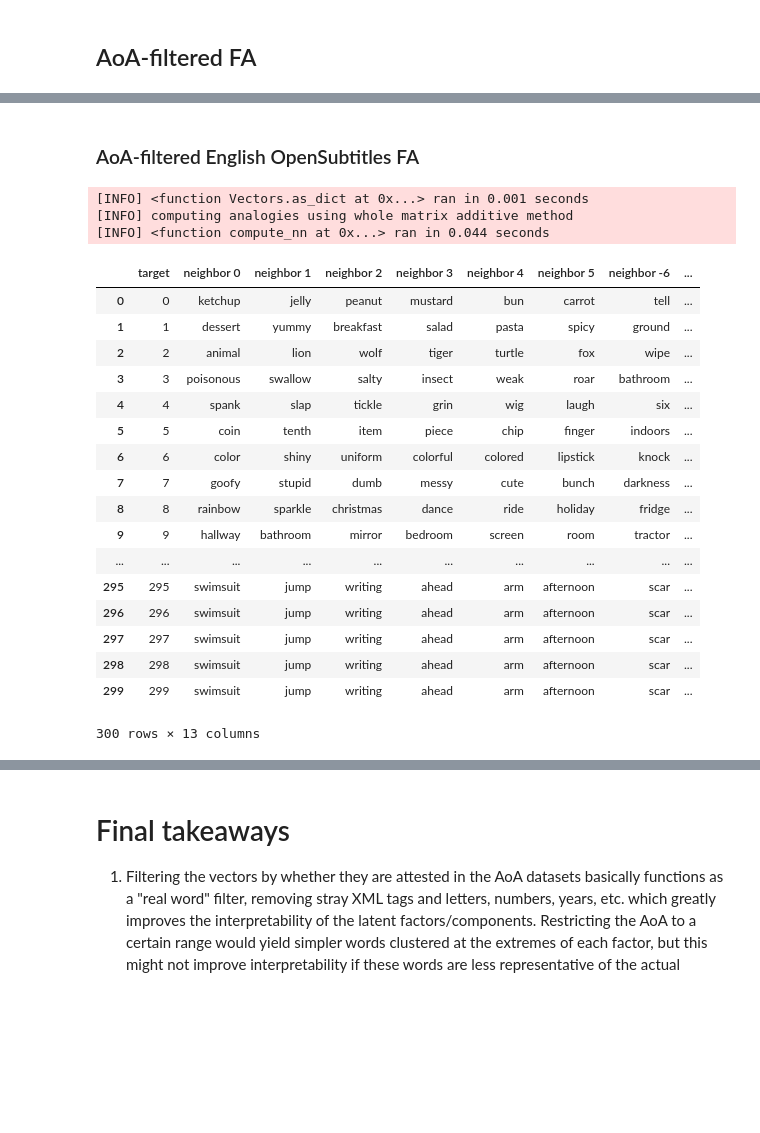
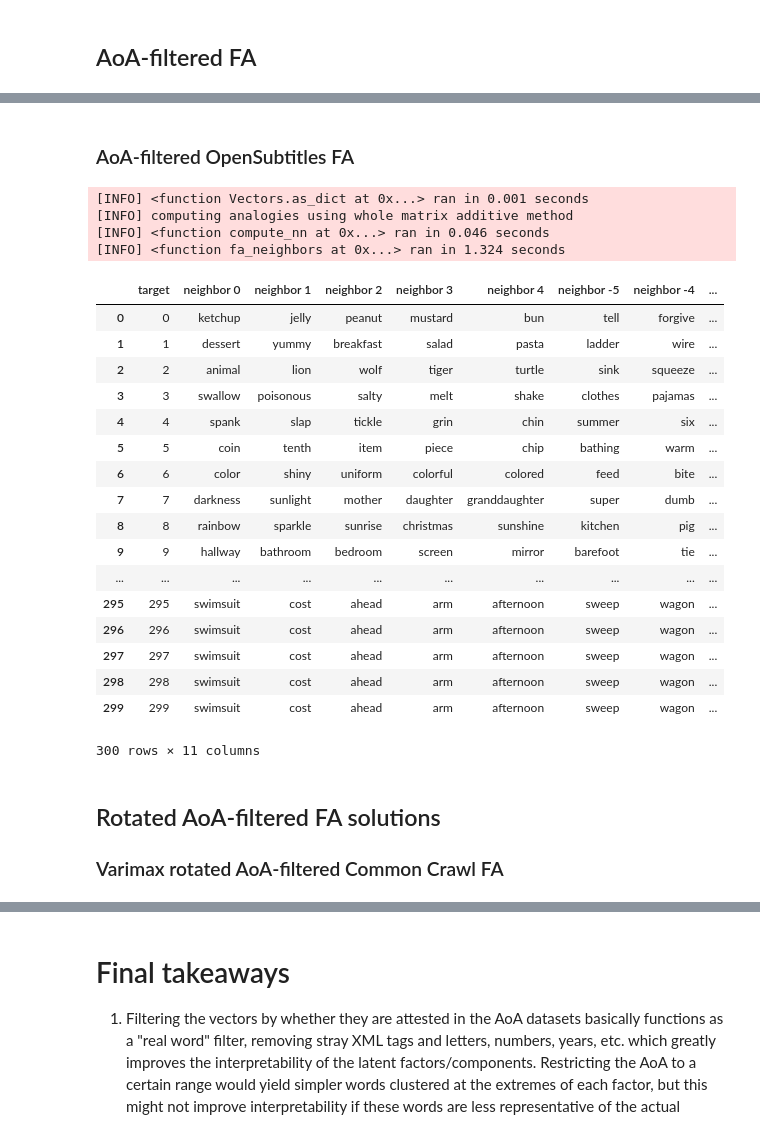
Before and after one commit to jvparidon/interpretable-embeddings, a Jupyter notebook: embedding_decomposition.ipynb, the cells around one changed output, grey strips where cells are left out. Saved outputs shown, nothing was run; the diff lists cells and outputs as text; code cells hidden in the pictures; blank space fills up the shorter version.

```diff
--- a/embedding_decomposition.ipynb
+++ b/embedding_decomposition.ipynb
@@ -192,8 +109,3 @@ subs_nl_corrs = correlations(subs_nl, d)
 # %% [markdown]
 # Decompositions
 ## Principal Components Analysis
-# %%
-from subs2vec.neighbors import compute_nn
-pd.set_option('display.min_rows', 40)
-from sklearn.decomposition import PCA
-from sklearn.decomposition import FactorAnalysis
@@ -208 +112,4 @@ def pca_neighbors(vecs, d, num_neighbors=6):
+# %%
+pd.set_option('display.min_rows', 20)
+from common_core import pca_neighbors
 # %% [markdown]
@@ -587,15 +232,0 @@ Regardless, we have 2000 low-AoA words (with some noise) for both English and Du
-# %%
-from copy import deepcopy
-@log_timer
-def filter_vecs(vecs, filter_words):
-    filtered_vecs = deepcopy(vecs)
-    filtered_vecs.vectors = filtered_vecs.vectors[np.isin(filtered_vecs.words, filter_words)]
-    filtered_vecs.words = filtered_vecs.words[np.isin(filtered_vecs.words, filter_words)]
-    filtered_vecs.n = len(filtered_vecs.words)
-    display_md(f'Filtered {vecs.n} vectors, {filtered_vecs.n} remaining.')
-    return filtered_vecs
-
-aoa_cc_en = filter_vecs(cc_en, df_aoa_en['word'])
-aoa_subs_en = filter_vecs(subs_en, df_aoa_en['word'])
-aoa_cc_nl = filter_vecs(cc_nl, df_aoa_nl['word'])
-aoa_subs_nl = filter_vecs(subs_nl, df_aoa_nl['word'])
@@ -715,0 +419,5 @@ aoa_subs_nl_pca_nn, aoa_subs_nl_pca_comp = pca_neighbors(aoa_subs_nl, d)
+# %%
+# filter datasets
+df_aoa_en = pd.read_csv('en-kuperman-2012.tsv', sep='\t', comment='#')  # load data
+df_aoa_en = df_aoa_en[df_aoa_en['age of acquisition'] < 6].sort_values('age of acquisition')
+display(df_aoa_en)
@@ -744,26 +601,31 @@ aoa_cc_en_fa_nn, aoa_cc_en_fa_comp = fa_neighbors(aoa_cc_en, d)
 # %% [markdown]
-### AoA-filtered English OpenSubtitles FA
+### AoA-filtered OpenSubtitles FA
 # %%
 aoa_subs_en_fa_nn, aoa_subs_en_fa_comp = fa_neighbors(aoa_subs_en, d)
+display(aoa_subs_en_fa_nn)
 # %% [output]
 [INFO] <function Vectors.as_dict at 0x...> ran in 0.001 seconds
 [INFO] computing analogies using whole matrix additive method
-[INFO] <function compute_nn at 0x...> ran in 0.044 seconds
+[INFO] <function compute_nn at 0x...> ran in 0.046 seconds
+[INFO] <function fa_neighbors at 0x...> ran in 1.324 seconds
-|  | target | neighbor 0 | neighbor 1 | neighbor 2 | neighbor 3 | neighbor 4 | neighbor 5 | neighbor -6 | ... |
-| 0 | 0 | ketchup | jelly | peanut | mustard | bun | carrot | tell | ... |
-| 1 | 1 | dessert | yummy | breakfast | salad | pasta | spicy | ground | ... |
-| 2 | 2 | animal | lion | wolf | tiger | turtle | fox | wipe | ... |
-| 3 | 3 | poisonous | swallow | salty | insect | weak | roar | bathroom | ... |
-| 4 | 4 | spank | slap | tickle | grin | wig | laugh | six | ... |
-| 5 | 5 | coin | tenth | item | piece | chip | finger | indoors | ... |
-| 6 | 6 | color | shiny | uniform | colorful | colored | lipstick | knock | ... |
-| 7 | 7 | goofy | stupid | dumb | messy | cute | bunch | darkness | ... |
-| 8 | 8 | rainbow | sparkle | christmas | dance | ride | holiday | fridge | ... |
-| 9 | 9 | hallway | bathroom | mirror | bedroom | screen | room | tractor | ... |
+|  | target | neighbor 0 | neighbor 1 | neighbor 2 | neighbor 3 | neighbor 4 | neighbor -5 | neighbor -4 | ... |
+| 0 | 0 | ketchup | jelly | peanut | mustard | bun | tell | forgive | ... |
+| 1 | 1 | dessert | yummy | breakfast | salad | pasta | ladder | wire | ... |
+| 2 | 2 | animal | lion | wolf | tiger | turtle | sink | squeeze | ... |
+| 3 | 3 | swallow | poisonous | salty | melt | shake | clothes | pajamas | ... |
+| 4 | 4 | spank | slap | tickle | grin | chin | summer | six | ... |
+| 5 | 5 | coin | tenth | item | piece | chip | bathing | warm | ... |
+| 6 | 6 | color | shiny | uniform | colorful | colored | feed | bite | ... |
+| 7 | 7 | darkness | sunlight | mother | daughter | granddaughter | super | dumb | ... |
+| 8 | 8 | rainbow | sparkle | sunrise | christmas | sunshine | kitchen | pig | ... |
+| 9 | 9 | hallway | bathroom | bedroom | screen | mirror | barefoot | tie | ... |
 | ... | ... | ... | ... | ... | ... | ... | ... | ... | ... |
-| 295 | 295 | swimsuit | jump | writing | ahead | arm | afternoon | scar | ... |
-| 296 | 296 | swimsuit | jump | writing | ahead | arm | afternoon | scar | ... |
-| 297 | 297 | swimsuit | jump | writing | ahead | arm | afternoon | scar | ... |
-| 298 | 298 | swimsuit | jump | writing | ahead | arm | afternoon | scar | ... |
-| 299 | 299 | swimsuit | jump | writing | ahead | arm | afternoon | scar | ... |
+| 295 | 295 | swimsuit | cost | ahead | arm | afternoon | sweep | wagon | ... |
+| 296 | 296 | swimsuit | cost | ahead | arm | afternoon | sweep | wagon | ... |
+| 297 | 297 | swimsuit | cost | ahead | arm | afternoon | sweep | wagon | ... |
+| 298 | 298 | swimsuit | cost | ahead | arm | afternoon | sweep | wagon | ... |
+| 299 | 299 | swimsuit | cost | ahead | arm | afternoon | sweep | wagon | ... |
-300 rows × 13 columns
+300 rows × 11 columns
+# %% [markdown]
+## Rotated AoA-filtered FA solutions
+### Varimax rotated AoA-filtered Common Crawl FA
```
Also changed, not shown: parts of 104 cells of this notebook, 6 other files.
